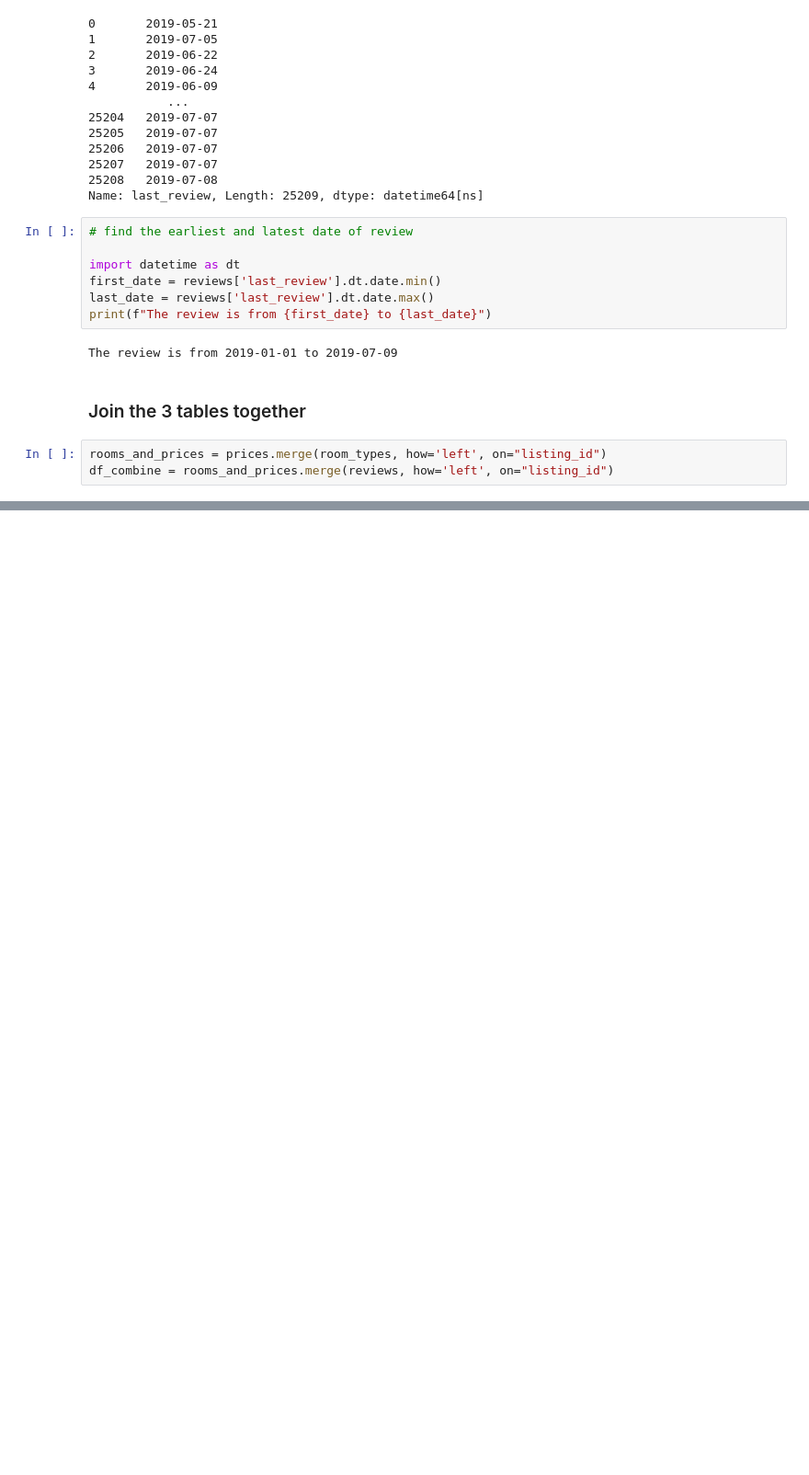
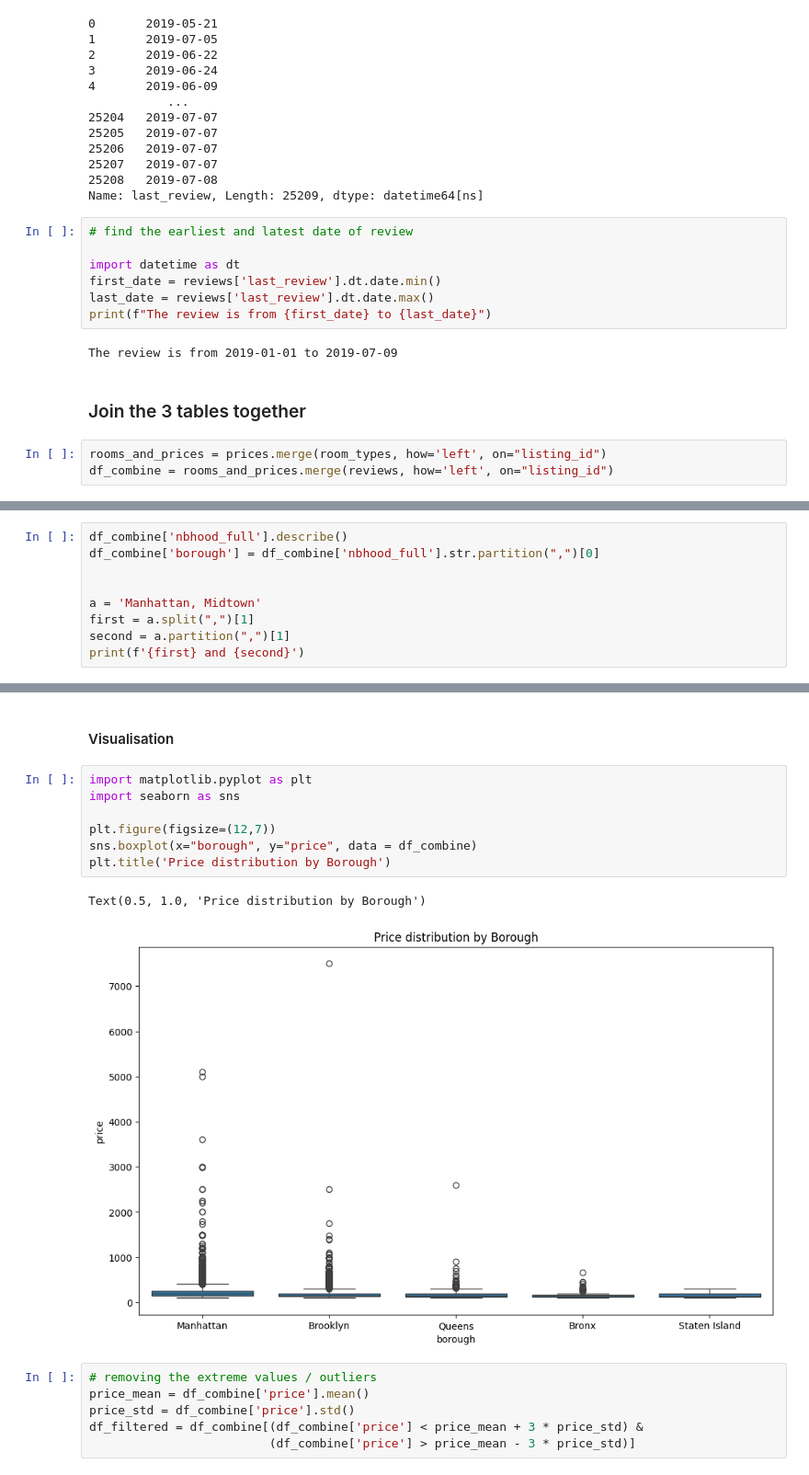
Before and after one commit to klein-wang/TechNow, a Jupyter notebook: Projects/NYC_Airbnb_Market/toLeon_Airbnb.ipynb, the cells around one changed output, grey strips where cells are left out. Shown at 92% size. Cells and saved outputs as stored; diff of their text form; blank space fills up the shorter version.

```diff
--- a/Projects/NYC_Airbnb_Market/toLeon_Airbnb.ipynb
+++ b/Projects/NYC_Airbnb_Market/toLeon_Airbnb.ipynb
@@ -179,0 +182,9 @@ df_combine
+# %%
+df_combine['nbhood_full'].describe()
+df_combine['borough'] = df_combine['nbhood_full'].str.partition(",")[0]
+
+
+a = 'Manhattan, Midtown'
+first = a.split(",")[1]
+second = a.partition(",")[1]
+print(f'{first} and {second}')
@@ -179,0 +209,18 @@ df_combine
+# %% [markdown]
+#### Visualisation
+# %%
+import matplotlib.pyplot as plt
+import seaborn as sns
+
+plt.figure(figsize=(12,7))
+sns.boxplot(x="borough", y="price", data = df_combine)
+plt.title('Price distribution by Borough')
+# %% [output]
+Text(0.5, 1.0, 'Price distribution by Borough')
+[figure, added]
+# %%
+# removing the extreme values / outliers
+price_mean = df_combine['price'].mean()
+price_std = df_combine['price'].std()
+df_filtered = df_combine[(df_combine['price'] < price_mean + 3 * price_std) &
+                         (df_combine['price'] > price_mean - 3 * price_std)]
```
Also changed, not shown: parts of 9 cells of this notebook, 1 other file.
